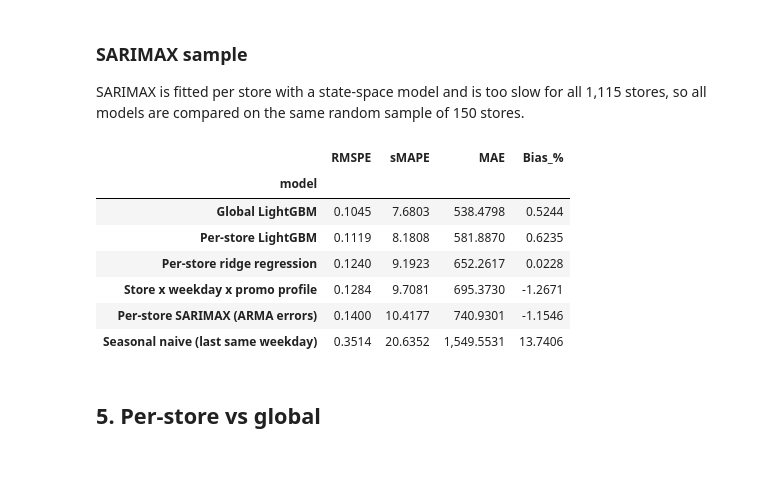
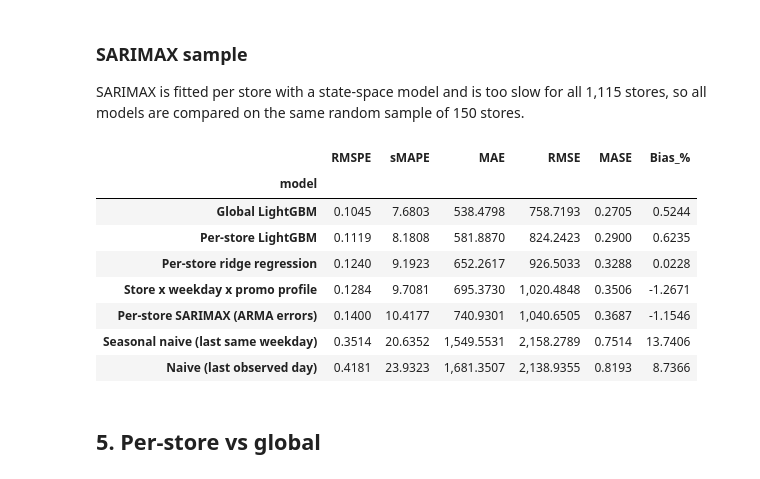
Before and after one commit to K4n4y3/rossmann-sales-forecasting, a Jupyter notebook: notebooks/02_forecasting_models.ipynb, the cells around one changed output. Saved outputs shown, nothing was run; the diff lists cells and outputs as text; code cells hidden in the pictures.

```diff
--- a/notebooks/02_forecasting_models.ipynb
+++ b/notebooks/02_forecasting_models.ipynb
@@ -166,16 +173,17 @@ display(Image(FIG_DIR / "fig03_backtest_folds.png", width=850))
 SARIMAX is fitted per store with a state-space model and is too slow for all 1,115 stores, so all models are compared on the
 same random sample of 150 stores.
 # %%
-pd.read_csv(MET_DIR / "sample_metrics.csv").set_index("model")[["RMSPE", "sMAPE", "MAE", "Bias_%"]].sort_values("RMSPE")
+pd.read_csv(MET_DIR / "sample_metrics.csv").set_index("model")[["RMSPE", "sMAPE", "MAE", "RMSE", "MASE", "Bias_%"]].sort_values("RMSPE")
 # %% [output]
-|  | RMSPE | sMAPE | MAE | Bias_% |
-| model |  |  |  |  |
-| Global LightGBM | 0.1045 | 7.6803 | 538.4798 | 0.5244 |
-| Per-store LightGBM | 0.1119 | 8.1808 | 581.8870 | 0.6235 |
-| Per-store ridge regression | 0.1240 | 9.1923 | 652.2617 | 0.0228 |
-| Store x weekday x promo profile | 0.1284 | 9.7081 | 695.3730 | -1.2671 |
-| Per-store SARIMAX (ARMA errors) | 0.1400 | 10.4177 | 740.9301 | -1.1546 |
-| Seasonal naive (last same weekday) | 0.3514 | 20.6352 | 1,549.5531 | 13.7406 |
+|  | RMSPE | sMAPE | MAE | RMSE | MASE | Bias_% |
+| model |  |  |  |  |  |  |
+| Global LightGBM | 0.1045 | 7.6803 | 538.4798 | 758.7193 | 0.2705 | 0.5244 |
+| Per-store LightGBM | 0.1119 | 8.1808 | 581.8870 | 824.2423 | 0.2900 | 0.6235 |
+| Per-store ridge regression | 0.1240 | 9.1923 | 652.2617 | 926.5033 | 0.3288 | 0.0228 |
+| Store x weekday x promo profile | 0.1284 | 9.7081 | 695.3730 | 1,020.4848 | 0.3506 | -1.2671 |
+| Per-store SARIMAX (ARMA errors) | 0.1400 | 10.4177 | 740.9301 | 1,040.6505 | 0.3687 | -1.1546 |
+| Seasonal naive (last same weekday) | 0.3514 | 20.6352 | 1,549.5531 | 2,158.2789 | 0.7514 | 13.7406 |
+| Naive (last observed day) | 0.4181 | 23.9323 | 1,681.3507 | 2,138.9355 | 0.8193 | 8.7366 |
 # %% [markdown]
 ## 5. Per-store vs global
 # %%
```
Also changed, not shown: parts of 10 cells of this notebook, 25 other files.
